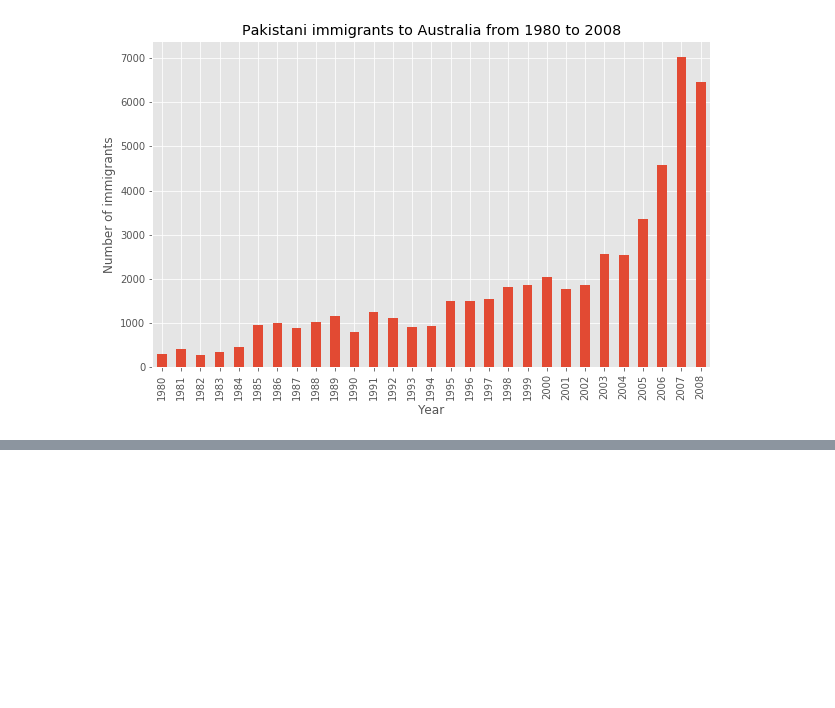
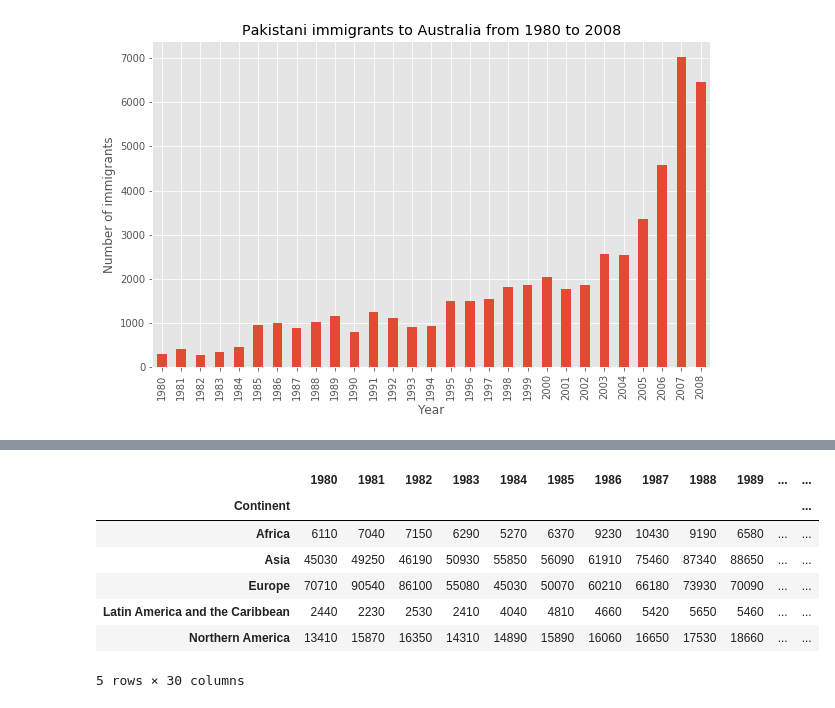
Before and after one commit to AmmaraRazzaq/dataVisualization_with_Python, a Jupyter notebook: Australia_Immigration.ipynb, the cells around one changed output, grey strips where cells are left out. Drawn from its saved outputs; the diff is of its cells as text; code cells hidden in the pictures; blank space fills up the shorter version.

```diff
--- a/Australia_Immigration.ipynb
+++ b/Australia_Immigration.ipynb
@@ -430,0 +443,12 @@ Text(0.5, 1.0, 'Pakistani immigrants to Australia from 1980 to 2008')
+# %%
+df_cont = df.groupby('Continent' , axis=0).sum()
+df_cont.head()
+# %% [output]
+|  | 1980 | 1981 | 1982 | 1983 | 1984 | 1985 | 1986 | 1987 | 1988 | 1989 | ... | ... |
+| Continent |  |  |  |  |  |  |  |  |  |  |  | ... |
+| Africa | 6110 | 7040 | 7150 | 6290 | 5270 | 6370 | 9230 | 10430 | 9190 | 6580 | ... | ... |
+| Asia | 45030 | 49250 | 46190 | 50930 | 55850 | 56090 | 61910 | 75460 | 87340 | 88650 | ... | ... |
+| Europe | 70710 | 90540 | 86100 | 55080 | 45030 | 50070 | 60210 | 66180 | 73930 | 70090 | ... | ... |
+| Latin America and the Caribbean | 2440 | 2230 | 2530 | 2410 | 4040 | 4810 | 4660 | 5420 | 5650 | 5460 | ... | ... |
+| Northern America | 13410 | 15870 | 16350 | 14310 | 14890 | 15890 | 16060 | 16650 | 17530 | 18660 | ... | ... |
+5 rows × 30 columns
```
Also changed, not shown: parts of 5 cells of this notebook.
